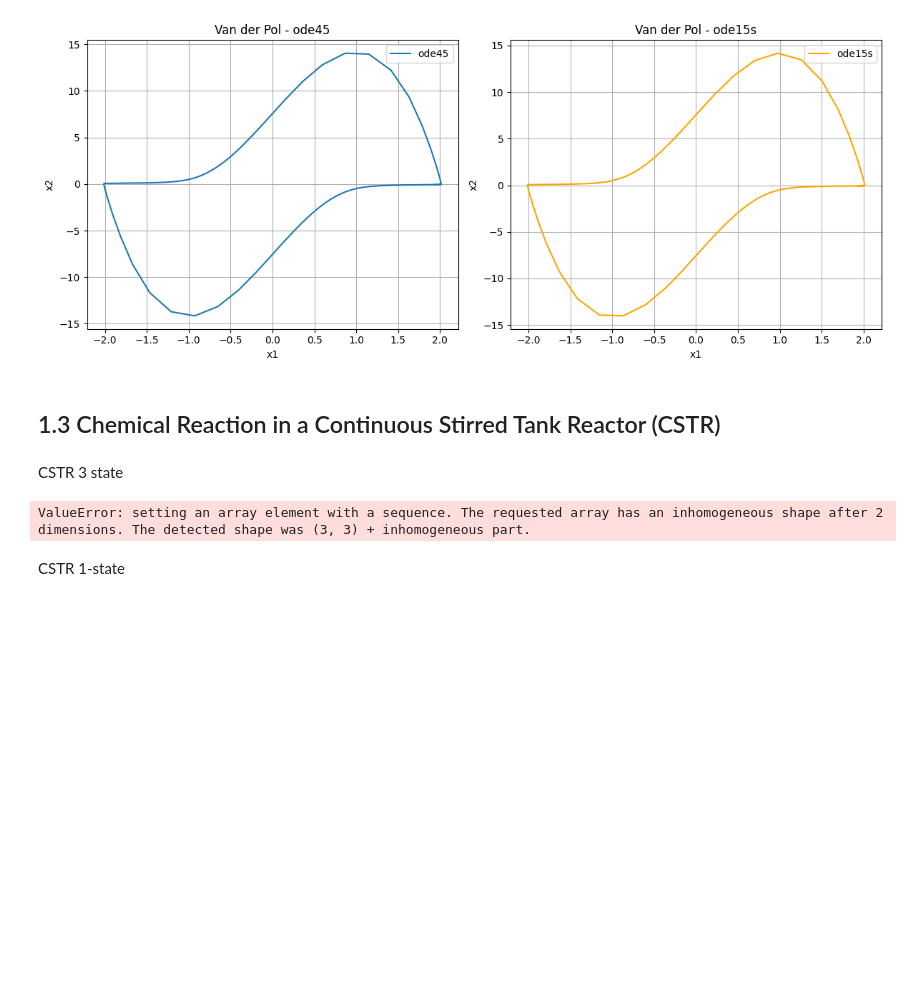
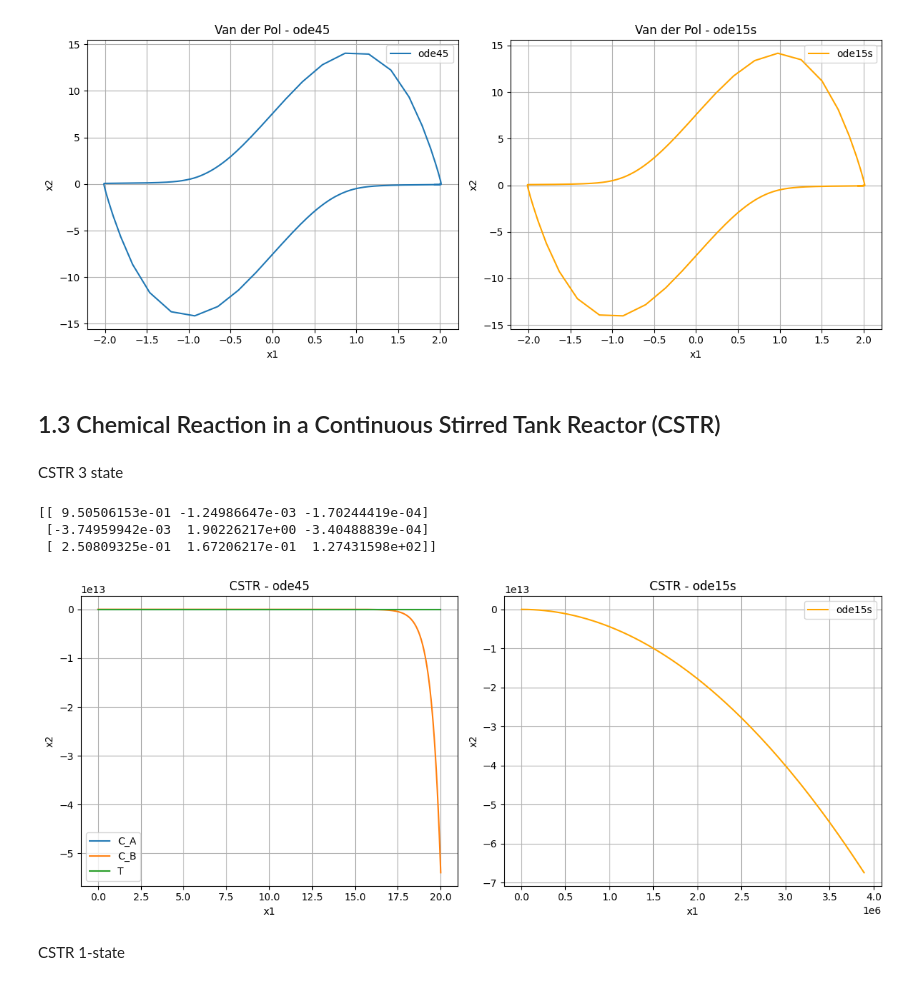
Before and after one commit to EstherCon0/SciComDiff, a Jupyter notebook: Exam.ipynb, the cells around one changed output. Drawn from its saved outputs; the diff is of its cells as text; code cells hidden in the pictures; blank space fills up the shorter version.

Commit message:
CSTR 3 state
Co-authored-by: EstherCon0 <EstherCon0@users.noreply.github.com>

```diff
--- a/Exam.ipynb
+++ b/Exam.ipynb
@@ -137,9 +137,9 @@ def CSTR(t, C, C0):
 
     # Calculating the change in concentration
     system = (C0-C) * F/V + R
-    dCA, dCB, dCT = system
+    dCA, dCB, dT = system
 
-    return [dCA, dCB, dCT]
+    return [dCA, dCB, dT]
 
 def CSTR_Jac(t, C, C0):
     # Given constants
@@ -158,61 +158,60 @@ def CSTR_Jac(t, C, C0):
     v = np.array([-1, -2, beta])
     F = v * A
     r=k*CA*CB
-    exp_term = np.exp(E_adv_R / T)
-    denom = exp_term * T**2
-
-    # Jac = np.array([
-    #     [-F/V - k*CB,          -k*CA,         -CA*CB*k0*E_adv_R / denom],
-    #     [-2*k*CB,              -F/V - 2*k*CA, -2*CA*CB*k0*E_adv_R / denom],
-    #     [beta*k*CB,            beta*k*CA,     -F/V + beta*CA*CB*k0*E_adv_R / denom]
-    # ], dtype=float)
 
     Jac = np.array([
-        [-F/V - k*CB,          -k*CA,         ((1/-T**(2))*(-E_adv_R))*(-k*CA*CB)],
-        [-2*k*CB,              -F/V - 2*k*CA, ((1/-T**(2))*(-E_adv_R))*(-2*k*CA*CB)],
-        [beta*k*CB,            beta*k*CA,     ((1/-T**(2))*(-E_adv_R))*(beta*k*CA*CB)+(F/V)]
-    ], dtype=float)
+        [-F[0]/V - k*CB,          -k*CA,         ((1/T**(2))*(E_adv_R))*(-r)],
+        [-2*k*CB,              -F[1]/V - 2*k*CA, ((1/T**(2))*(E_adv_R))*(-2*r)],
+        [beta*k*CB,            beta*k*CA,     ((1/T**(2))*(E_adv_R))*(beta*r)+(F[2]/V)]
+    ])
 
     return Jac
 
 
 
-#print(CSTR(1,np.array([1,1,1]),np.array([2,2,2])))
-#print(CSTR_Jac(1,np.array([1,1,1]),np.array([2,2,2])))
-
-print(CSTR_Jac(1,np.array([1,1,1]),np.array([2,2,2])))
 
 
-C0 = [1.6/2, 2.4/2, 273.65] # Wahlgreen et al. (2020)
-C = [1.6/2, 2.4/2, 273.65]
+C0 = np.array([1.6/2, 2.4/2, 273.65]) # Wahlgreen et al. (2020)
+C = np.array([1.6/2, 2.4/2, 273.65])
+
+print(CSTR_Jac(1,C0,C))
+
+
+
 t_span = (0, 20)
 t_eval = np.linspace(t_span[0], t_span[1], 1000)
 
 sol_ode45 = solve_ivp(CSTR, t_span, C0, args=(C,), t_eval=t_eval, method='RK45')
 
 sol_ode15s = solve_ivp(CSTR, t_span, C0, args=(C,), t_eval=t_eval, method='BDF',jac = CSTR_Jac)
 
+fig, axs = plt.subplots(1, 2, figsize=(12, 5))
 
 # Plot RK45 (ode45)
-axs[0].plot(sol_ode45.y[0], sol_ode45.y[1], label='ode45')
-axs[0].set_xlabel('x1')
-axs[0].set_ylabel('x2')
-axs[0].set_title('Van der Pol - ode45')
+axs[0].plot(t_eval, sol_ode45.y[0], label='C_A')
+axs[0].plot(t_eval, sol_ode45.y[1], label='C_B')
+axs[0].plot(t_eval, sol_ode45.y[2], label='T')
+axs[0].set_xlabel('time')
+axs[0].set_ylabel('Concentration and temperature')
+axs[0].set_title('CSTR - ode45')
 axs[0].legend()
 axs[0].grid()
 
 
 # Plot BDF (ode15s)
 axs[1].plot(sol_ode15s.y[0], sol_ode15s.y[1], label='ode15s', color='orange')
 axs[1].set_xlabel('x1')
 axs[1].set_ylabel('x2')
-axs[1].set_title('Van der Pol - ode15s')
+axs[1].set_title('CSTR - ode15s')
 axs[1].legend()
 axs[1].grid()
 
 plt.tight_layout()
 plt.show()
 # %% [output]
-ValueError: setting an array element with a sequence. The requested array has an inhomogeneous shape after 2 dimensions. The detected shape was (3, 3) + inhomogeneous part.
+[[ 9.50506153e-01 -1.24986647e-03 -1.70244419e-04]
+ [-3.74959942e-03  1.90226217e+00 -3.40488839e-04]
+ [ 2.50809325e-01  1.67206217e-01  1.27431598e+02]]
+[figure, added]
 # %% [markdown]
 CSTR 1-state
```
